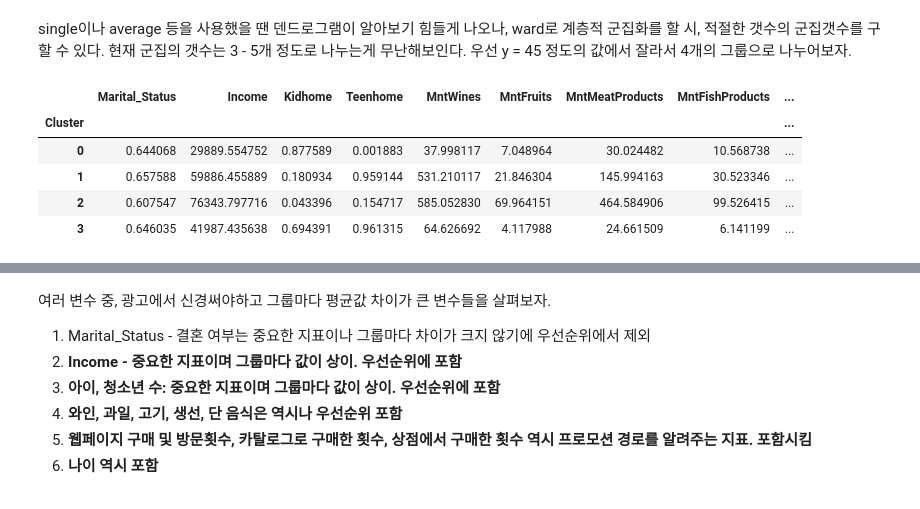
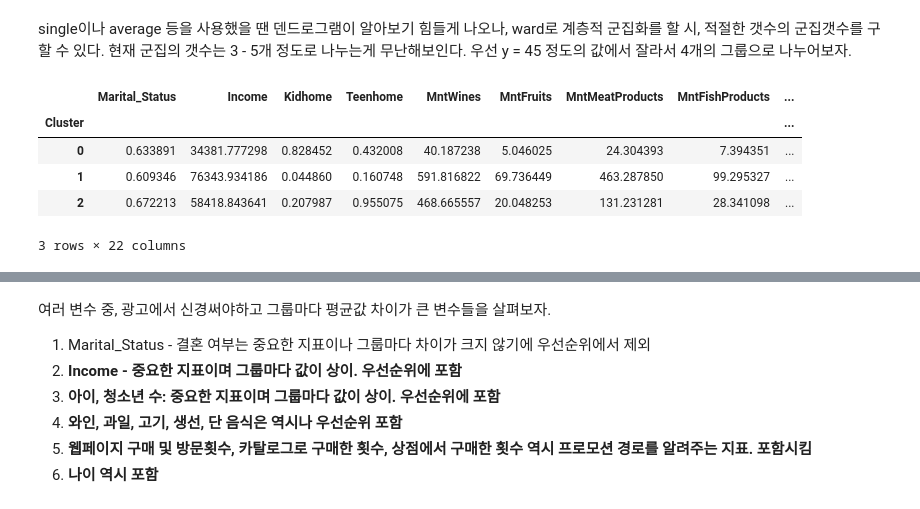
Before and after one commit to kamate867/Business-Project, a Jupyter notebook: Kaggle/Marketing_Campaign/marketing-campaign-final.ipynb, the cells around one changed output, grey strips where cells are left out. Cells and saved outputs as stored; diff of their text form; code cells hidden in the pictures.

```diff
--- a/Kaggle/Marketing_Campaign/marketing-campaign-final.ipynb
+++ b/Kaggle/Marketing_Campaign/marketing-campaign-final.ipynb
@@ -782,20 +878,20 @@ plt.show()
 # %% [markdown]
 single이나 average 등을 사용했을 땐 덴드로그램이 알아보기 힘들게 나오나, ward로 계층적 군집화를 할 시, 적절한 갯수의 군집갯수를 구할 수 있다. 현재 군집의 갯수는 3 - 5개 정도로 나누는게 무난해보인다. 우선 y = 45 정도의 값에서 잘라서 4개의 그룹으로 나누어보자.
 # %%
-kmeans = KMeans(n_clusters = 4, random_state = 42, n_init = 10)
+kmeans = KMeans(n_clusters = 3, random_state = 42, n_init = 10)
 cluster_df['Cluster'] = kmeans.fit_predict(cluster_scaled)
 
 temp_df = final_df.drop(columns = ['AcceptedCmp2', 'Complain'])
 cluster_df = cluster_df.merge(temp_df, how = 'inner', on = ['Marital_Status', 'Income', 'Kidhome', 'Teenhome', 'MntWines',
        'MntFruits', 'MntMeatProducts', 'MntFishProducts', 'MntSweetProducts',
        'NumDealsPurchases', 'NumWebPurchases', 'NumCatalogPurchases',
        'NumStorePurchases', 'NumWebVisitsMonth', 'Age'])
 cluster_summary = cluster_df.groupby('Cluster').mean()
 cluster_summary
 # %% [output]
 |  | Marital_Status | Income | Kidhome | Teenhome | MntWines | MntFruits | MntMeatProducts | MntFishProducts | ... |
 | Cluster |  |  |  |  |  |  |  |  | ... |
-| 0 | 0.644068 | 29889.554752 | 0.877589 | 0.001883 | 37.998117 | 7.048964 | 30.024482 | 10.568738 | ... |
-| 1 | 0.657588 | 59886.455889 | 0.180934 | 0.959144 | 531.210117 | 21.846304 | 145.994163 | 30.523346 | ... |
-| 2 | 0.607547 | 76343.797716 | 0.043396 | 0.154717 | 585.052830 | 69.964151 | 464.584906 | 99.526415 | ... |
-| 3 | 0.646035 | 41987.435638 | 0.694391 | 0.961315 | 64.626692 | 4.117988 | 24.661509 | 6.141199 | ... |
+| 0 | 0.633891 | 34381.777298 | 0.828452 | 0.432008 | 40.187238 | 5.046025 | 24.304393 | 7.394351 | ... |
+| 1 | 0.609346 | 76343.934186 | 0.044860 | 0.160748 | 591.816822 | 69.736449 | 463.287850 | 99.295327 | ... |
+| 2 | 0.672213 | 58418.843641 | 0.207987 | 0.955075 | 468.665557 | 20.048253 | 131.231281 | 28.341098 | ... |
+3 rows × 22 columns
```
Also changed, not shown: parts of 11 cells of this notebook.
